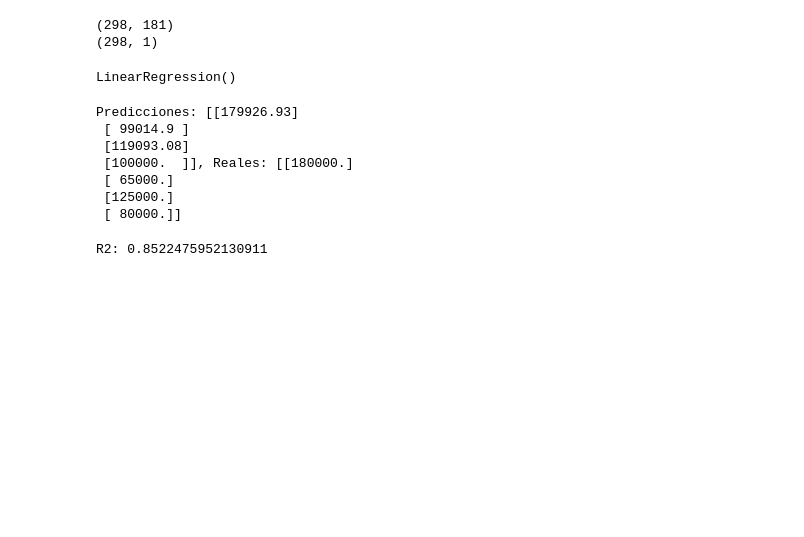
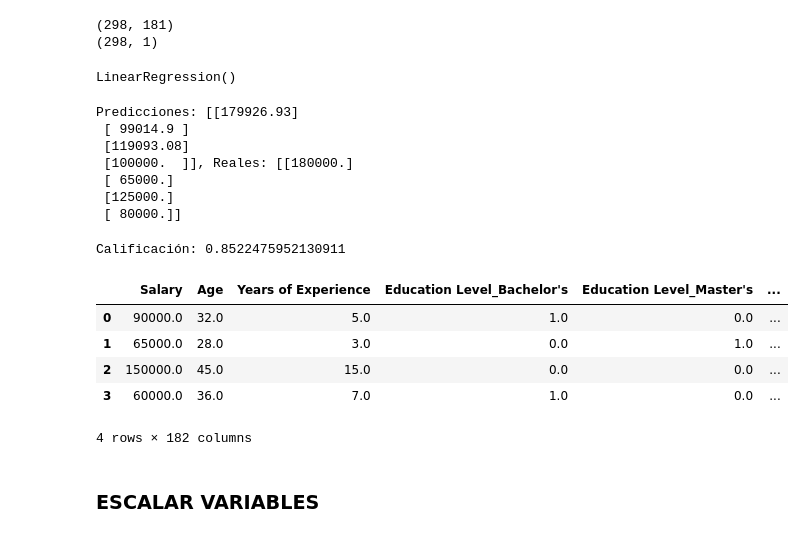
Before and after one commit to beyondAnalysIs/Machine_Learning_Python_scikit-learn, a Jupyter notebook: regresion/01_regresion_lineal_simple_multiple.ipynb, the cells around one changed output. Cells and saved outputs as stored; diff of their text form; code cells hidden in the pictures; blank space fills up the shorter version.

```diff
--- a/regresion/01_regresion_lineal_simple_multiple.ipynb
+++ b/regresion/01_regresion_lineal_simple_multiple.ipynb
@@ -444,6 +444,17 @@ Predicciones: [[179926.93]
 # %%
 # calculando r2
 r2 = r2_score(y_test, y_pred)
-print(f'R2: {r2}')
+print(f'Calificación: {r2}')
 # %% [output]
-R2: 0.8522475952130911
+Calificación: 0.8522475952130911
+# %%
+data_all.head(4)
+# %% [output]
+|  | Salary | Age | Years of Experience | Education Level_Bachelor's | Education Level_Master's | ... |
+| 0 | 90000.0 | 32.0 | 5.0 | 1.0 | 0.0 | ... |
+| 1 | 65000.0 | 28.0 | 3.0 | 0.0 | 1.0 | ... |
+| 2 | 150000.0 | 45.0 | 15.0 | 0.0 | 0.0 | ... |
+| 3 | 60000.0 | 36.0 | 7.0 | 1.0 | 0.0 | ... |
+4 rows × 182 columns
+# %% [markdown]
+### ESCALAR VARIABLES
```
Also changed, not shown: parts of 3 cells of this notebook, 1 other file.
